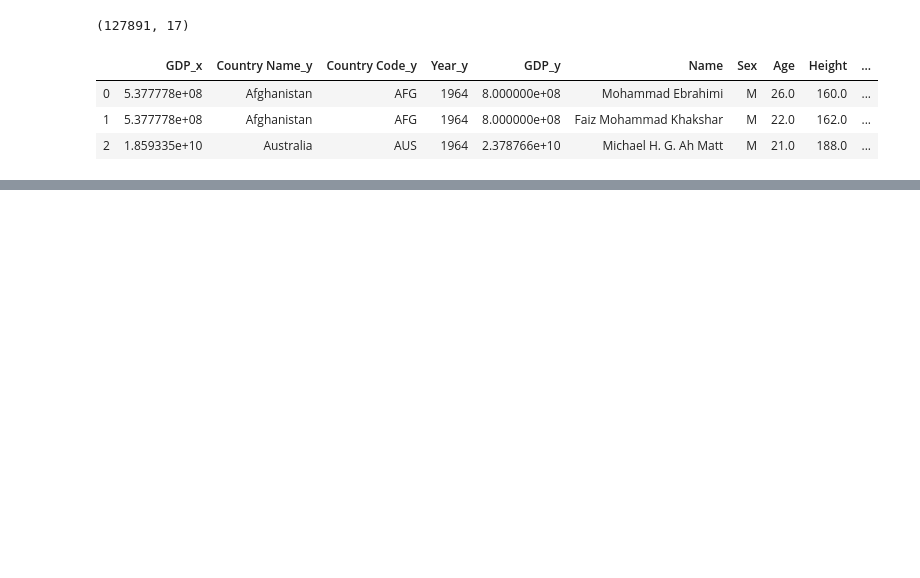
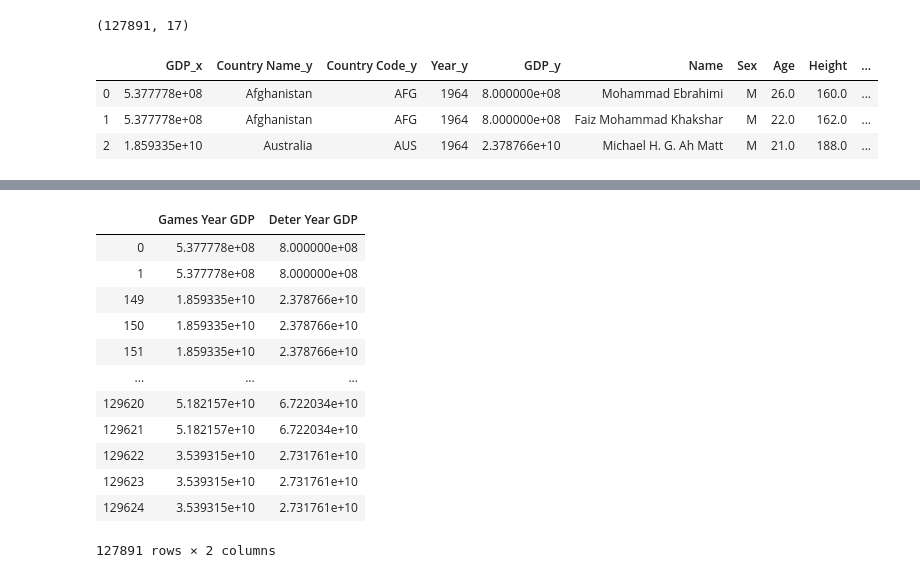
Before and after one commit to OMcPhillips/DataScienceInPracticeProject, a Jupyter notebook: GDP_athlete.ipynb, the cells around one changed output, grey strips where cells are left out. Cells and saved outputs as stored; diff of their text form; code cells hidden in the pictures; blank space fills up the shorter version.

```diff
--- a/GDP_athlete.ipynb
+++ b/GDP_athlete.ipynb
@@ -257,0 +284,16 @@ determineDF.head()
+# %%
+determineDF[cols]
+# %% [output]
+|  | Games Year GDP | Deter Year GDP |
+| 0 | 5.377778e+08 | 8.000000e+08 |
+| 1 | 5.377778e+08 | 8.000000e+08 |
+| 149 | 1.859335e+10 | 2.378766e+10 |
+| 150 | 1.859335e+10 | 2.378766e+10 |
+| 151 | 1.859335e+10 | 2.378766e+10 |
+| ... | ... | ... |
+| 129620 | 5.182157e+10 | 6.722034e+10 |
+| 129621 | 5.182157e+10 | 6.722034e+10 |
+| 129622 | 3.539315e+10 | 2.731761e+10 |
+| 129623 | 3.539315e+10 | 2.731761e+10 |
+| 129624 | 3.539315e+10 | 2.731761e+10 |
+127891 rows × 2 columns
```
Also changed, not shown: parts of 7 cells of this notebook.
